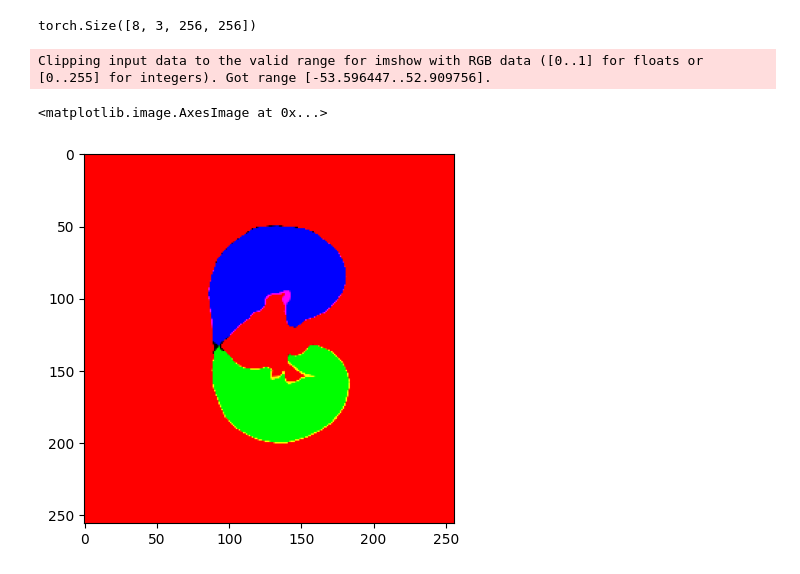
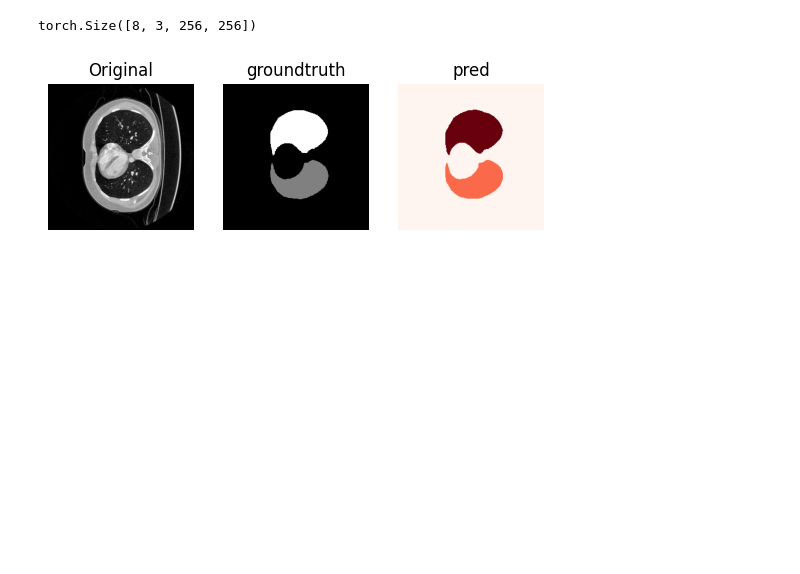
Before and after one commit to ermeson-alves/meu_tcc, a Jupyter notebook: notebooks/4- Visualizando Predicoes.ipynb, the cells around one changed output. Drawn from its saved outputs; the diff is of its cells as text; code cells hidden in the pictures; blank space fills up the shorter version.

```diff
--- a/notebooks/4- Visualizando Predicoes.ipynb
+++ b/notebooks/4- Visualizando Predicoes.ipynb
@@ -130,10 +130,28 @@ torch.Size([8, 3, 256, 256])
 # %%
 import matplotlib.pyplot as plt
 
+fig, axs = plt.subplots(1, 3)
+slice =1
 
-plt.imshow(y_hat[0].permute(1, 2, 0).detach().numpy())
+axs[0].imshow(batch['volume'][slice].permute(1, 2, 0).detach().numpy(), cmap='gray')
+axs[0].axis('off')
+axs[0].set_title('Original')
+
+axs[1].imshow(batch['mask'][slice].detach().numpy(), cmap='gray')
+axs[1].axis('off')
+axs[1].set_title('groundtruth')
+
+
+pred = y_hat[slice].argmax(dim=0)
+
+axs[2].imshow(pred, cmap='Reds')
+axs[2].axis('off')
+axs[2].set_title('pred')
+
+
+
+plt.show()
+# plt.imshow(y_hat[0].permute(1, 2, 0).detach().numpy())
 #TODO: fazer um código de visualização bonito
 # %% [output]
-Clipping input data to the valid range for imshow with RGB data ([0..1] for floats or [0..255] for integers). Got range [-53.596447..52.909756].
-<matplotlib.image.AxesImage at 0x...>
-[figure, old version]
+[figure, new version]
```
Also changed, not shown: 2 other files.
